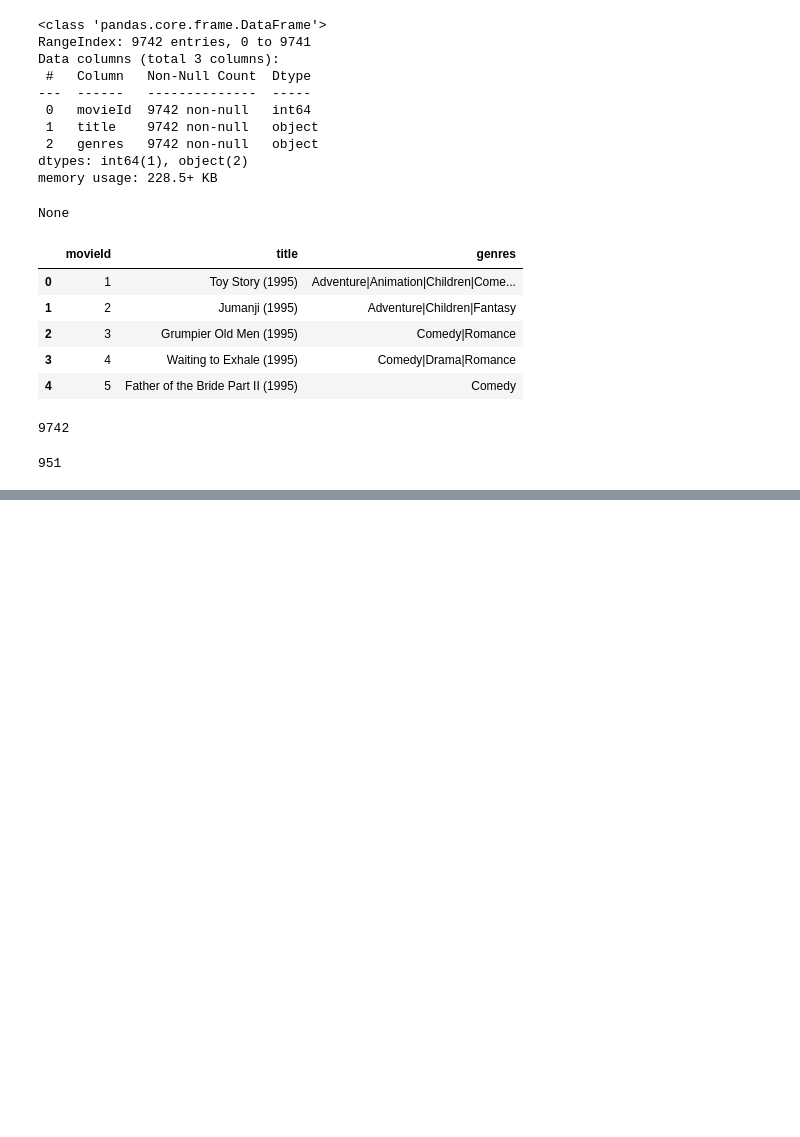
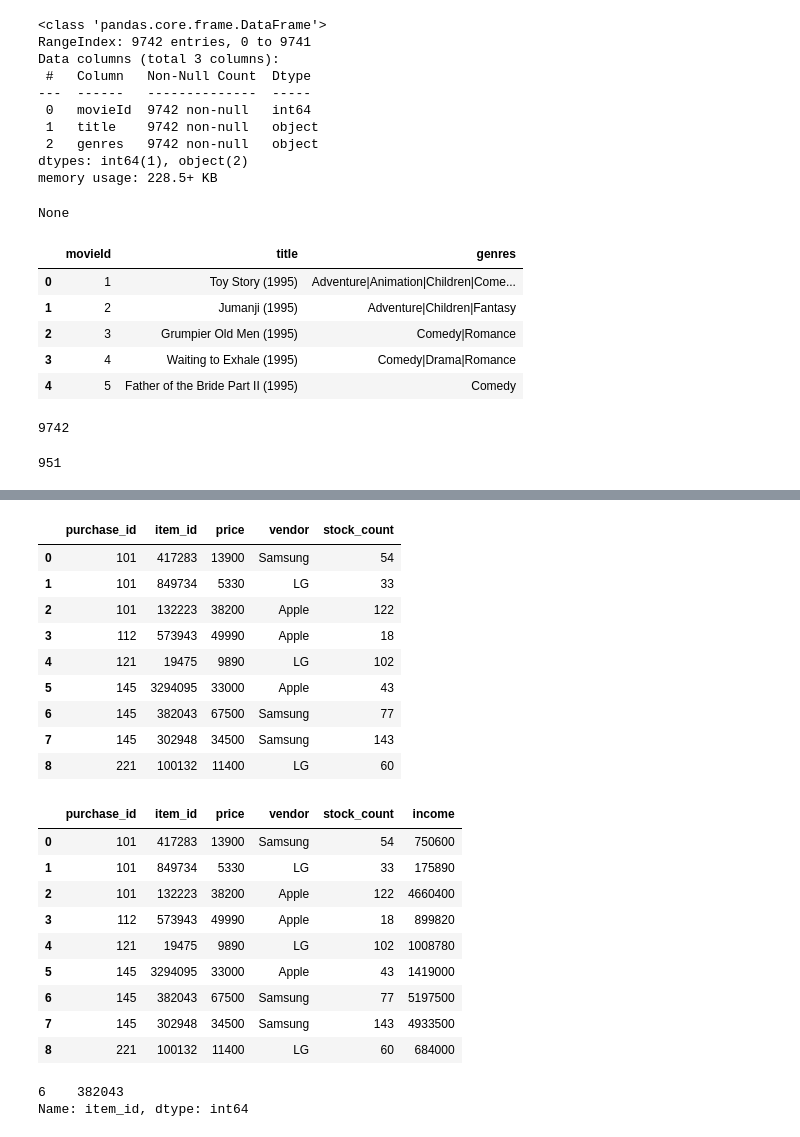
Before and after one commit to mkosterin/dscience, a Jupyter notebook: unit-1.ipynb, the cells around one changed output, grey strips where cells are left out. Drawn from its saved outputs; the diff is of its cells as text; code cells hidden in the pictures; blank space fills up the shorter version.

Commit message:
python-7 has been finished

```diff
--- a/unit-1.ipynb
+++ b/unit-1.ipynb
@@ -588,0 +729,45 @@ display(rt.rating.max())
+# %%
+#python-7.10.4
+import pandas as pd
+items_dict = {
+    'item_id': [417283, 849734, 132223, 573943, 19475, 3294095, 382043, 302948, 100132, 312394],
+    'vendor': ['Samsung', 'LG', 'Apple', 'Apple', 'LG', 'Apple', 'Samsung', 'Samsung', 'LG', 'ZTE'],
+    'stock_count': [54, 33, 122, 18, 102, 43, 77, 143, 60, 19]
+}
+
+purchase_log = {
+    'purchase_id': [101, 101, 101, 112, 121, 145, 145, 145, 145, 221],
+    'item_id': [417283, 849734, 132223, 573943, 19475, 3294095, 382043, 302948, 103845, 100132],
+    'price': [13900, 5330, 38200, 49990, 9890, 33000, 67500, 34500, 89900, 11400]
+}
+
+items_df = pd.DataFrame(items_dict)
+purchase_df = pd.DataFrame(purchase_log)
+merged_df = purchase_df.merge(items_df, on = 'item_id', how = 'inner')
+display(merged_df)
+merged_df['income'] = merged_df.stock_count * merged_df.price
+display(merged_df)
+display(merged_df[merged_df.income == merged_df.income.max()].item_id)
+# %% [output]
+|  | purchase_id | item_id | price | vendor | stock_count |
+| 0 | 101 | 417283 | 13900 | Samsung | 54 |
+| 1 | 101 | 849734 | 5330 | LG | 33 |
+| 2 | 101 | 132223 | 38200 | Apple | 122 |
+| 3 | 112 | 573943 | 49990 | Apple | 18 |
+| 4 | 121 | 19475 | 9890 | LG | 102 |
+| 5 | 145 | 3294095 | 33000 | Apple | 43 |
+| 6 | 145 | 382043 | 67500 | Samsung | 77 |
+| 7 | 145 | 302948 | 34500 | Samsung | 143 |
+| 8 | 221 | 100132 | 11400 | LG | 60 |
+|  | purchase_id | item_id | price | vendor | stock_count | income |
+| 0 | 101 | 417283 | 13900 | Samsung | 54 | 750600 |
+| 1 | 101 | 849734 | 5330 | LG | 33 | 175890 |
+| 2 | 101 | 132223 | 38200 | Apple | 122 | 4660400 |
+| 3 | 112 | 573943 | 49990 | Apple | 18 | 899820 |
+| 4 | 121 | 19475 | 9890 | LG | 102 | 1008780 |
+| 5 | 145 | 3294095 | 33000 | Apple | 43 | 1419000 |
+| 6 | 145 | 382043 | 67500 | Samsung | 77 | 5197500 |
+| 7 | 145 | 302948 | 34500 | Samsung | 143 | 4933500 |
+| 8 | 221 | 100132 | 11400 | LG | 60 | 684000 |
+6    382043
+Name: item_id, dtype: int64
```
Also changed, not shown: parts of 12 cells of this notebook, 12 other files.
